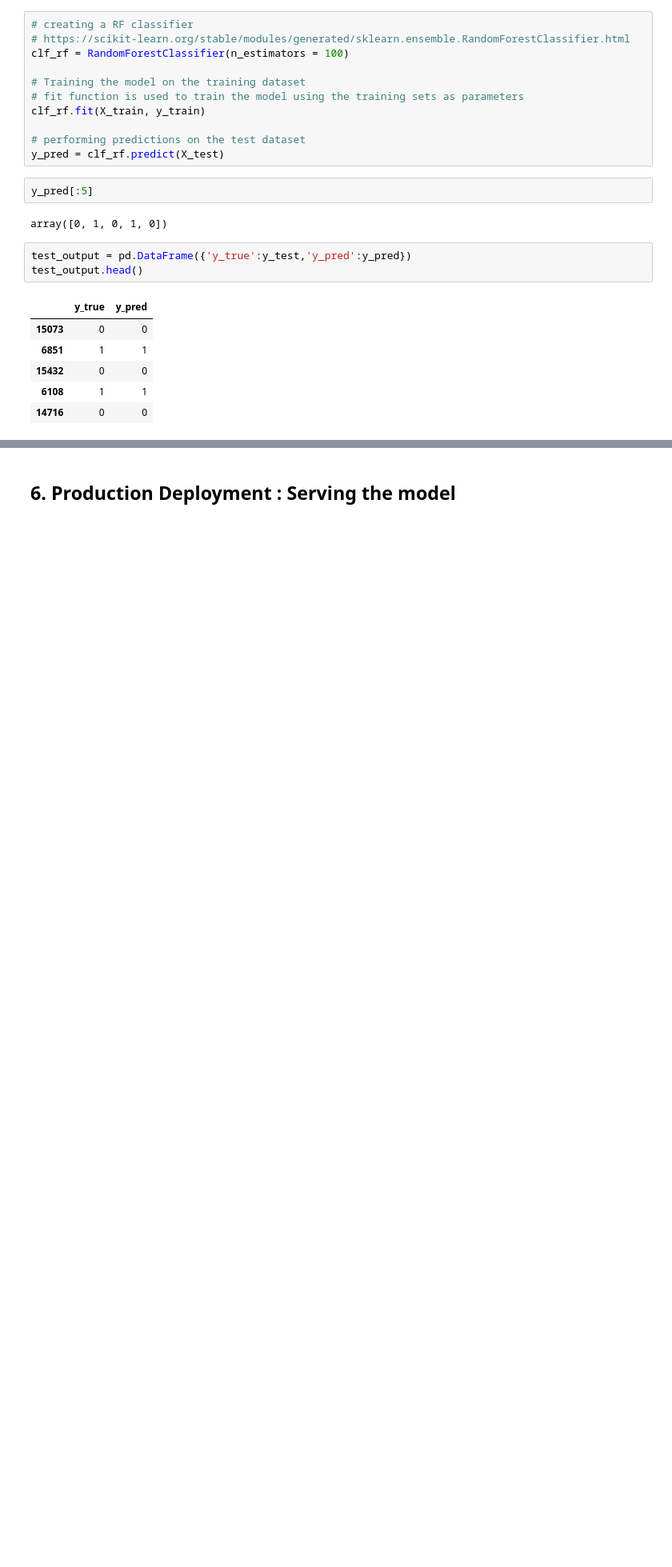
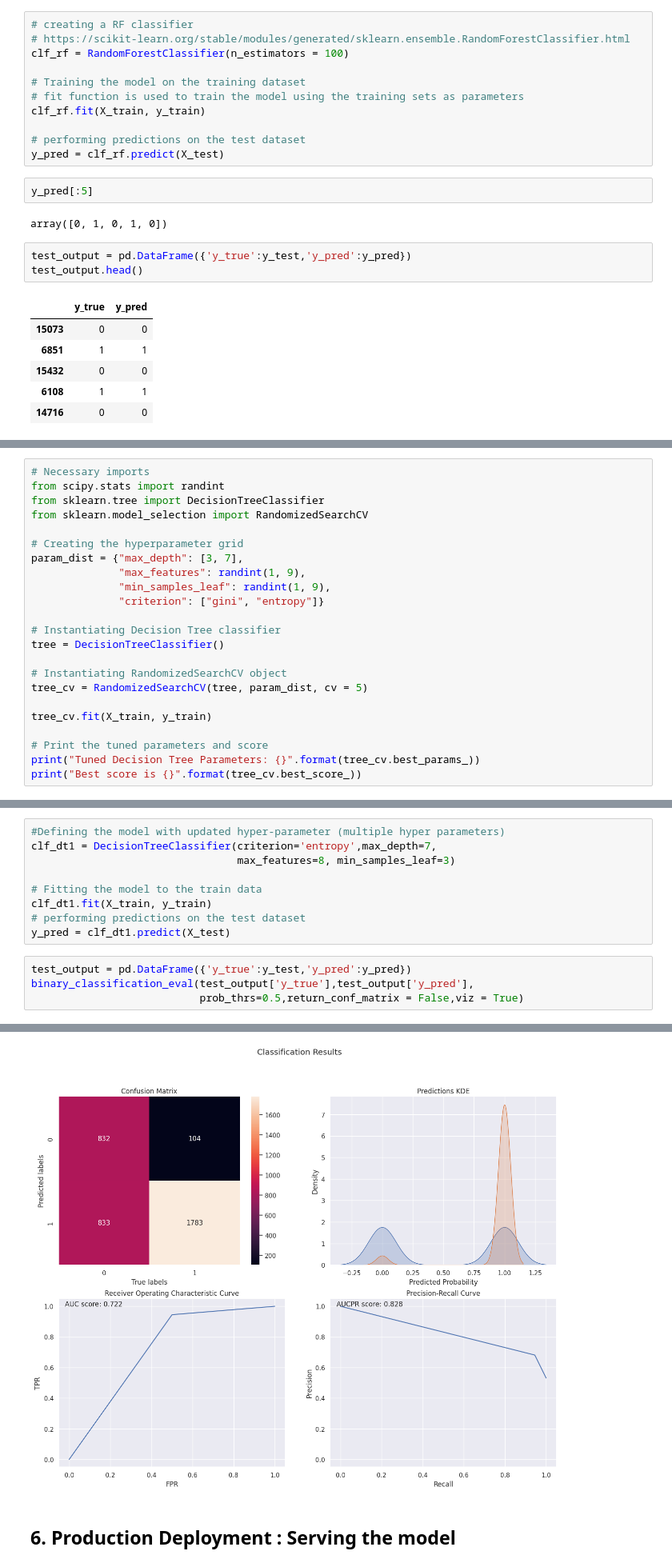
Before and after one commit to ayuba7272/millToolWear_caseStudy, a Jupyter notebook: CNC_MillWearCaseStudy.ipynb, the cells around one changed output, grey strips where cells are left out. Shown at 80% size. Drawn from its saved outputs; the diff is of its cells as text; blank space fills up the shorter version.

```diff
--- a/CNC_MillWearCaseStudy.ipynb
+++ b/CNC_MillWearCaseStudy.ipynb
@@ -944,0 +1033,23 @@ binary_classification_eval(test_output['y_true'],test_output['y_pred'],
+# %%
+# Necessary imports
+from scipy.stats import randint
+from sklearn.tree import DecisionTreeClassifier
+from sklearn.model_selection import RandomizedSearchCV
+
+# Creating the hyperparameter grid
+param_dist = {"max_depth": [3, 7],
+              "max_features": randint(1, 9),
+              "min_samples_leaf": randint(1, 9),
+              "criterion": ["gini", "entropy"]}
+
+# Instantiating Decision Tree classifier
+tree = DecisionTreeClassifier()
+
+# Instantiating RandomizedSearchCV object
+tree_cv = RandomizedSearchCV(tree, param_dist, cv = 5)
+
+tree_cv.fit(X_train, y_train)
+
+# Print the tuned parameters and score
+print("Tuned Decision Tree Parameters: {}".format(tree_cv.best_params_))
+print("Best score is {}".format(tree_cv.best_score_))
@@ -944,0 +1059,14 @@ binary_classification_eval(test_output['y_true'],test_output['y_pred'],
+# %%
+#Defining the model with updated hyper-parameter (multiple hyper parameters)
+clf_dt1 = DecisionTreeClassifier(criterion='entropy',max_depth=7,
+                                 max_features=8, min_samples_leaf=3)
+
+# Fitting the model to the train data
+clf_dt1.fit(X_train, y_train)
+# performing predictions on the test dataset
+y_pred = clf_dt1.predict(X_test)
+# %%
+test_output = pd.DataFrame({'y_true':y_test,'y_pred':y_pred})
+binary_classification_eval(test_output['y_true'],test_output['y_pred'],
+                           prob_thrs=0.5,return_conf_matrix = False,viz = True)
+# %% [output]
@@ -945,3 +1087,4 @@ binary_classification_eval(test_output['y_true'],test_output['y_pred'],
+[figure, added]
 # %% [markdown]
 ## 6. Production Deployment : Serving the model
 # %% [markdown]
```
Also changed, not shown: parts of 24 cells of this notebook.
